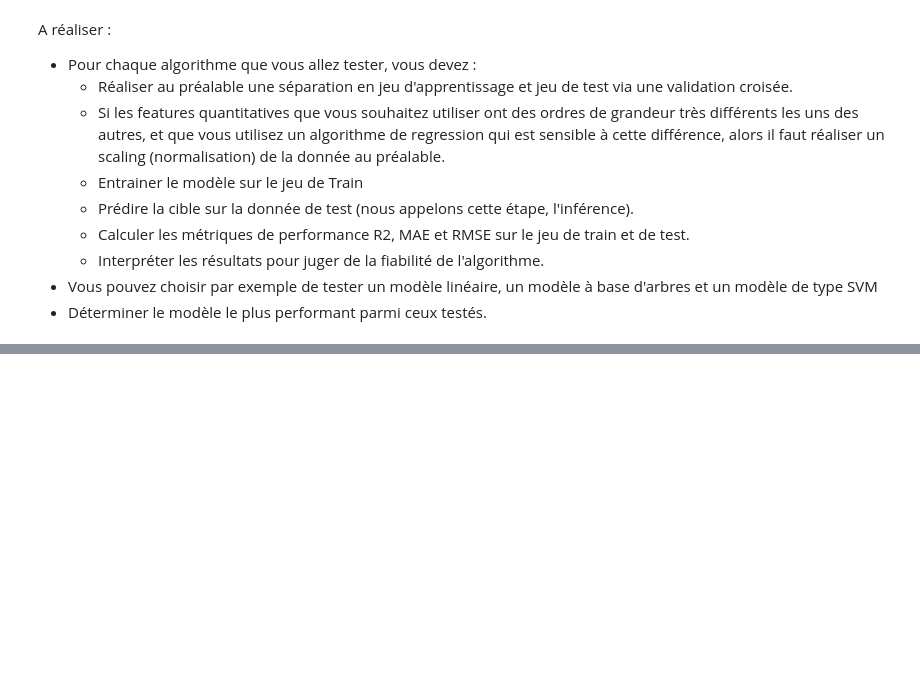
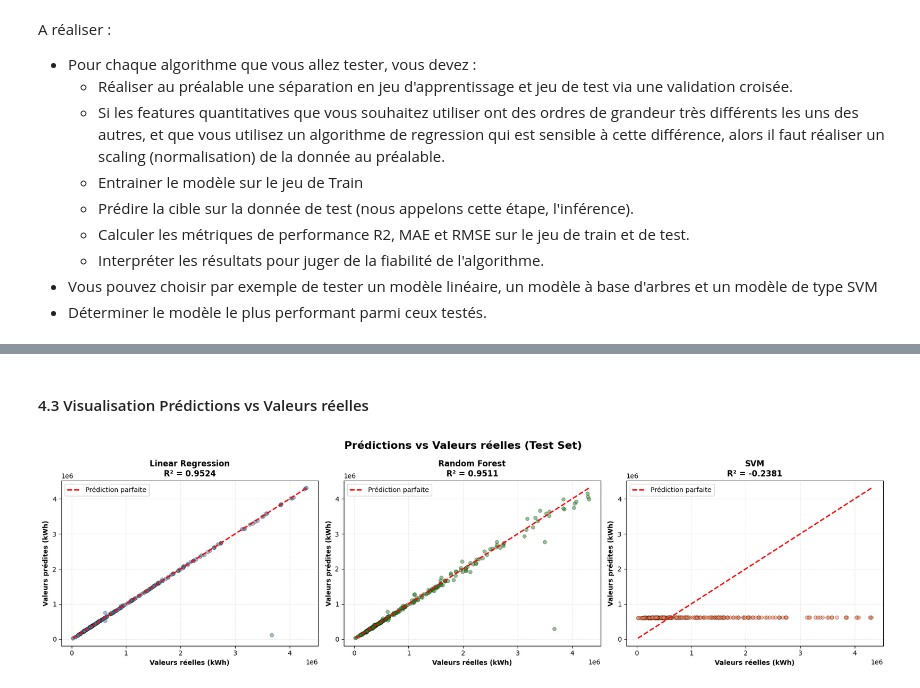
Before and after one commit to merais/formation, a Jupyter notebook: P6_Anticipez_les_besoins_en_consommation_de_batiments_bailleul_aymeric/_projet/ABAI_P6_04_models_comparison.ipynb, the cells around one changed output, grey strips where cells are left out. Drawn from its saved outputs; the diff is of its cells as text; code cells hidden in the pictures; blank space fills up the shorter version.

```diff
--- a/P6_Anticipez_les_besoins_en_consommation_de_batiments_bailleul_aymeric/_projet/ABAI_P6_04_models_comparison.ipynb
+++ b/P6_Anticipez_les_besoins_en_consommation_de_batiments_bailleul_aymeric/_projet/ABAI_P6_04_models_comparison.ipynb
@@ -58,0 +1046,43 @@ A réaliser :
+# %% [markdown]
+#### 4.3 Visualisation Prédictions vs Valeurs réelles
+# %%
+# Visualiser Prédictions vs Valeurs réelles pour les 3 modèles
+fig, axes = plt.subplots(1, 3, figsize=(18, 5))
+fig.suptitle('Prédictions vs Valeurs réelles (Test Set)', fontsize=16, fontweight='bold')
+
+# Données pour les scatter plots
+models_pred = [
+    ('Linear Regression', y_test.values.flatten(), y_test_pred_lr, 'steelblue'),
+    ('Random Forest', y_test_ravel, y_test_pred_rf, 'forestgreen'),
+    ('SVM', y_test_svm, y_test_pred_svm, 'coral')
+]
+
+for idx, (model_name, y_true, y_pred, color) in enumerate(models_pred):
+    ax = axes[idx]
+
+    # Scatter plot
+    ax.scatter(y_true, y_pred, alpha=0.5, s=30, color=color, edgecolors='black', linewidth=0.5)
+
+    # Ligne de prédiction parfaite (y = x)
+    min_val = min(y_true.min(), y_pred.min())
+    max_val = max(y_true.max(), y_pred.max())
+    ax.plot([min_val, max_val], [min_val, max_val], 'r--', linewidth=2, label='Prédiction parfaite')
+
+    # Calculer R² pour afficher
+    if model_name == 'Linear Regression':
+        r2 = r2_test_lr
+    elif model_name == 'Random Forest':
+        r2 = r2_test_rf
+    else:
+        r2 = r2_test_svm
+
+    ax.set_xlabel('Valeurs réelles (kWh)', fontweight='bold')
+    ax.set_ylabel('Valeurs prédites (kWh)', fontweight='bold')
+    ax.set_title(f'{model_name}\nR² = {r2:.4f}', fontweight='bold')
+    ax.legend()
+    ax.grid(alpha=0.3, linestyle='--')
+
+plt.tight_layout()
+plt.show()
+# %% [output]
+[figure, added]
```
Also changed, not shown: parts of 50 cells of this notebook, 4 other files.
